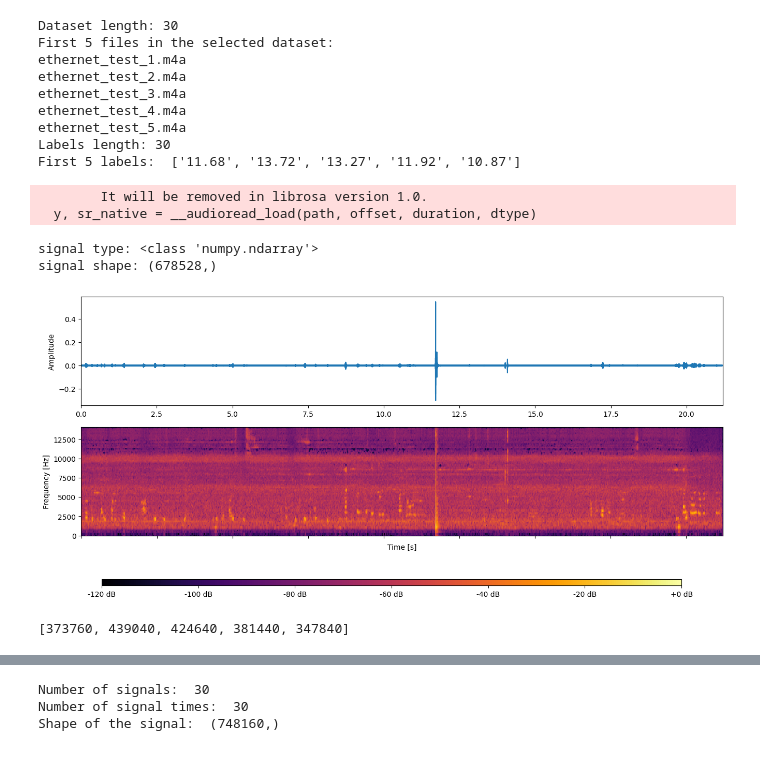
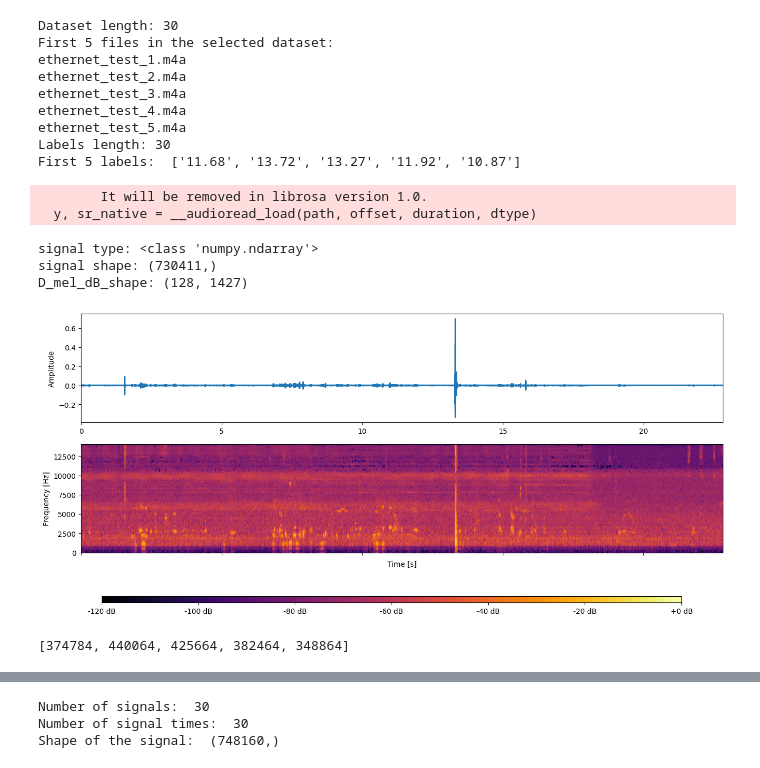
Before and after one commit to matteoseidl/Electrical_Connector_Click-Event_Detection, a Jupyter notebook: 01_Dataset/preprocessSingleClickAudioTest.ipynb, the cells around one changed output, grey strips where cells are left out. Saved outputs shown, nothing was run; the diff lists cells and outputs as text; code cells hidden in the pictures.

```diff
--- a/01_Dataset/preprocessSingleClickAudioTest.ipynb
+++ b/01_Dataset/preprocessSingleClickAudioTest.ipynb
@@ -127,28 +127,30 @@ samples_per_plot = sharedValuesConfig.SAMPLES_PER_PLOT ## number of samples per
 # %%
 # plot the wave and mel spectrogram of an audio file from the selected dataset
 
-file_id_num = 0 # selected file ID number
+file_id_num = 2 # selected file ID number
 
 if file_id_num < len(audio_files_sorted):
     audio_file_path = os.path.join(audio_dataset_dir_path, audio_files_sorted[file_id_num])
     signal, time, D_mel, D_mel_dB = processAudio.get_mel_spectrogram(audio_file_path, sampling_rate, hop_length, n_mels, f_min, f_max, a_squere_min, dB_ref)
     print(f"signal type: {type(signal)}")
     print(f"signal shape: {signal.shape}")
+    print(f"D_mel_dB_shape: {D_mel_dB.shape}")
     spectrogramPlotter.plot_single_wave_and_mel_spectrogram(signal, time, D_mel_dB, top_dB_abs, f_min, f_max, n_mels, sampling_rate)
 else:
     print("File ID out of range")
 # %% [output]
         It will be removed in librosa version 1.0.
   y, sr_native = __audioread_load(path, offset, duration, dtype)
 signal type: <class 'numpy.ndarray'>
-signal shape: (678528,)
+signal shape: (730411,)
+D_mel_dB_shape: (128, 1427)
-[figure, old version]
+[figure, new version]
 # %%
 click_index_labels = []
 for click_time_label in click_time_labels:
-    click_time = float(click_time_label)
+    click_time = float(click_time_label) + 0.032 ## added 32 ms to click times as a difference was observed between manual labels and signal peaks on the interval plots
     click_index = int(click_time * sampling_rate)
     click_index_labels.append(click_index)
 print(click_index_labels[:5])
 # %% [output]
-[373760, 439040, 424640, 381440, 347840]
+[374784, 440064, 425664, 382464, 348864]
```
Also changed, not shown: parts of 8 cells of this notebook, 1 other file.
